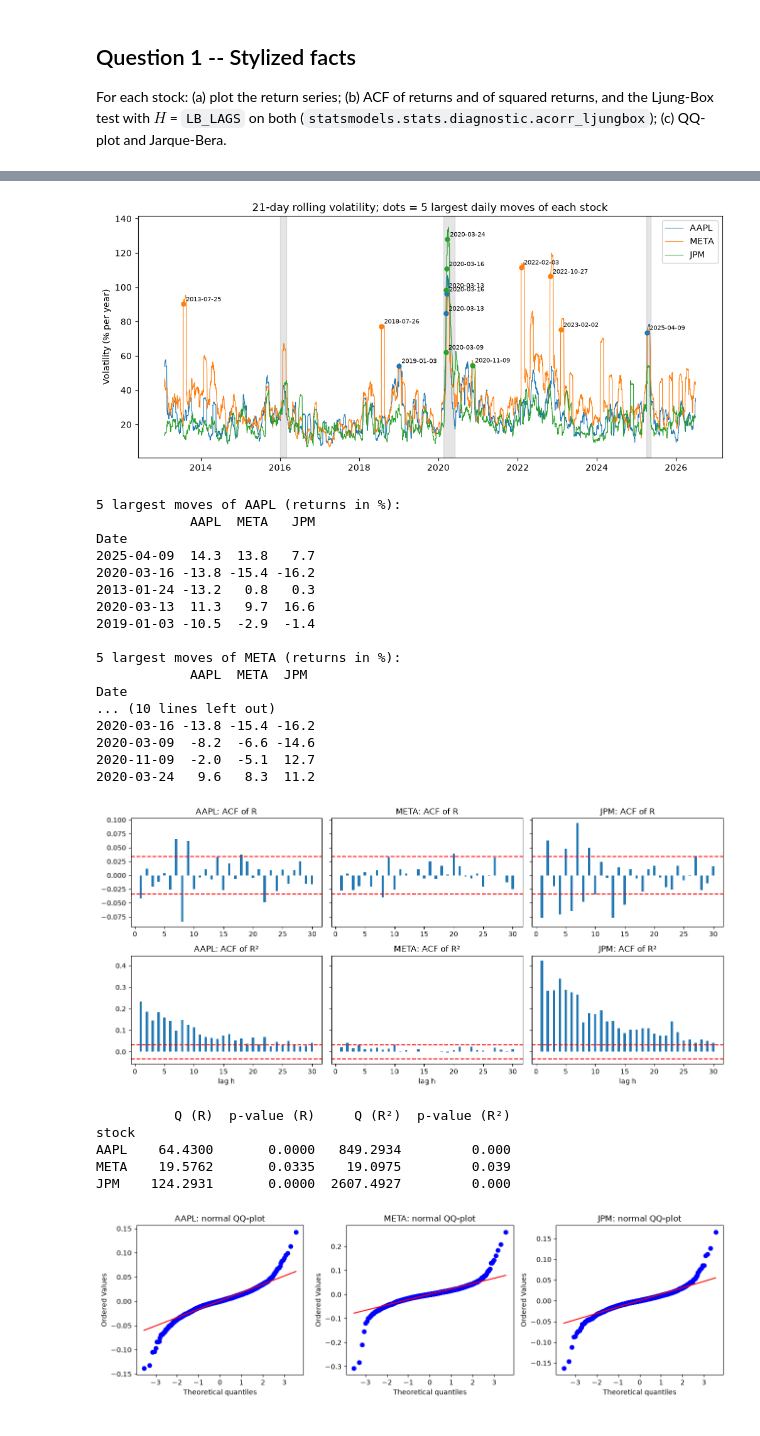
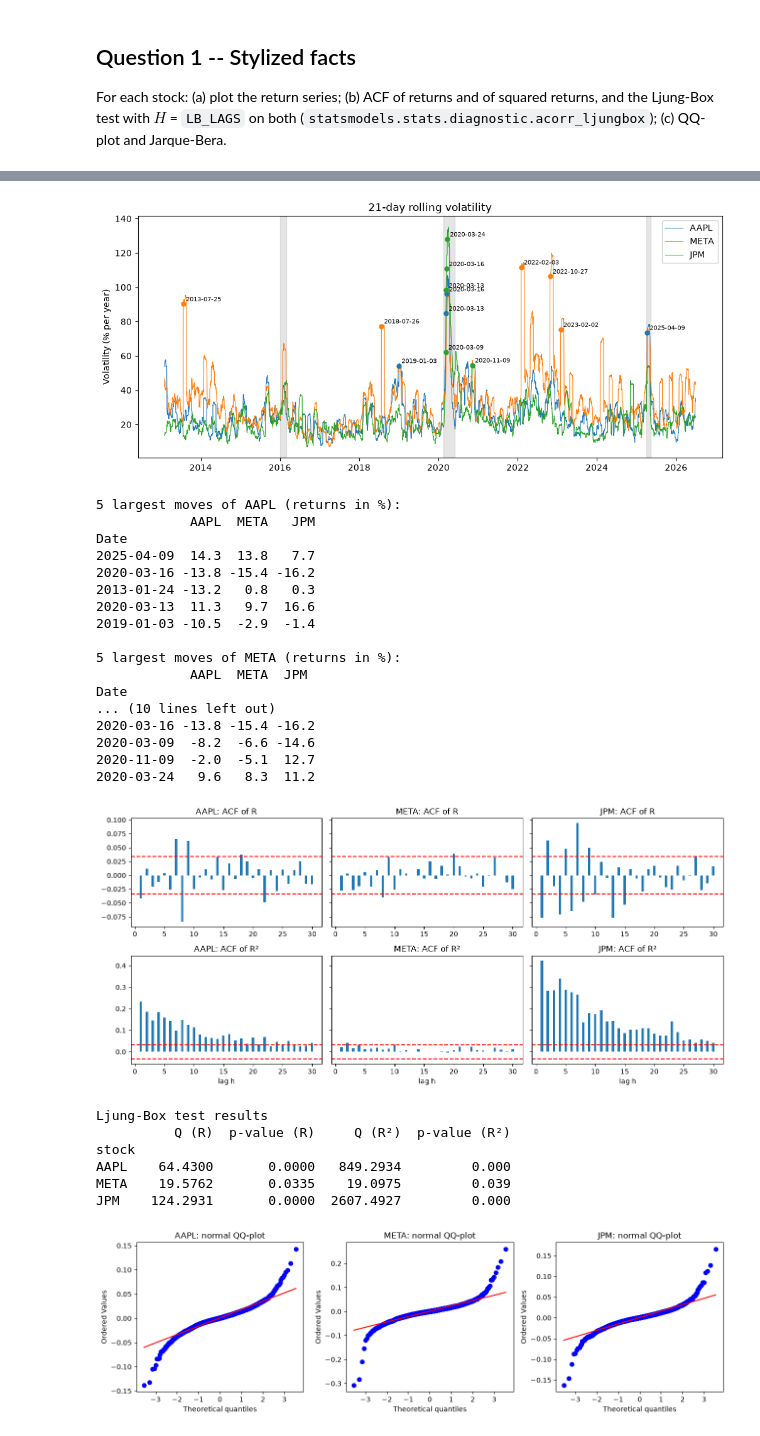
Before and after one commit to AlexPotocnik/QRM_Project, a Jupyter notebook: src/Project_template.ipynb, the cells around one changed output, grey strips where cells are left out. Drawn from its saved outputs; the diff is of its cells as text; code cells hidden in the pictures.

```diff
--- a/src/Project_template.ipynb
+++ b/src/Project_template.ipynb
@@ -23,7 +23,7 @@ from pathlib import Path
 
 PROJECT_DIR = Path.cwd()
 DATA_FILE = PROJECT_DIR / "../data/QRM_2026_Project_prices.csv"   # provided with the project; do not re-download
-OUT_DIR = PROJECT_DIR / "output"
+OUT_DIR = PROJECT_DIR / "../output"
 OUT_DIR.mkdir(parents=True, exist_ok=True)
 
 # Parameters
@@ -131,35 +131,35 @@ vol = returns.rolling(21).std() * np.sqrt(252) * 100
 colors = {"AAPL": "tab:blue", "META": "tab:orange", "JPM": "tab:green"}
 
 plt.figure(figsize=(12, 5))
 
 plt.axvspan(pd.Timestamp("2016-01-01"), pd.Timestamp("2016-02-29"), color="grey", alpha=0.2)
 plt.axvspan(pd.Timestamp("2020-02-20"), pd.Timestamp("2020-05-31"), color="grey", alpha=0.2)
 plt.axvspan(pd.Timestamp("2025-04-01"), pd.Timestamp("2025-05-15"), color="grey", alpha=0.2)
 
 for tic in TICKERS:
     #The volatility curve
     plt.plot(vol.index, vol[tic], label=tic, lw=0.8, color=colors[tic])
 
     #The 5 days with the largest move (in absolute value)
     big_days = returns[tic].abs().sort_values(ascending=False).head(5).index
     for day in big_days:
         plt.scatter(day, vol.loc[day, tic], color=colors[tic], s=25, zorder=3)
         plt.annotate(day.strftime("%Y-%m-%d"), (day, vol.loc[day, tic]),
                      fontsize=7, xytext=(3, 3), textcoords="offset points")
 
 plt.ylabel("Volatility (% per year)")
-plt.title("21-day rolling volatility; dots = 5 largest daily moves of each stock")
+plt.title("21-day rolling volatility")
 plt.legend()
 plt.savefig(OUT_DIR / "fig_q1a_vol.png", dpi=200)
 plt.show()
 
 #Big days with the return of the three stocks that day (in %)
 for tic in TICKERS:
     big_days = returns[tic].abs().sort_values(ascending=False).head(5).index
     print(f"\n5 largest moves of {tic} (returns in %):")
     print((returns.loc[big_days] * 100).round(1))
 # %% [output]
-[figure, old version]
+[figure, new version]
 5 largest moves of AAPL (returns in %):
             AAPL  META   JPM
 Date
@@ -228,6 +228,7 @@ lb_table = pd.DataFrame(results).set_index("stock")
 print(lb_table.round(4))
 # %% [output]
 [figure]
+Ljung-Box test results
           Q (R)  p-value (R)     Q (R²)  p-value (R²)
 stock
 AAPL    64.4300       0.0000   849.2934         0.000
```
Also changed, not shown: parts of 11 cells of this notebook, 11 other files.
